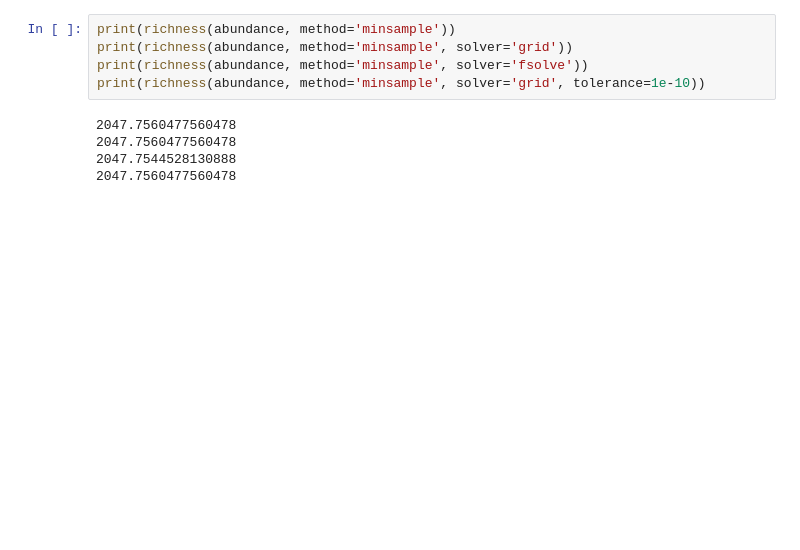
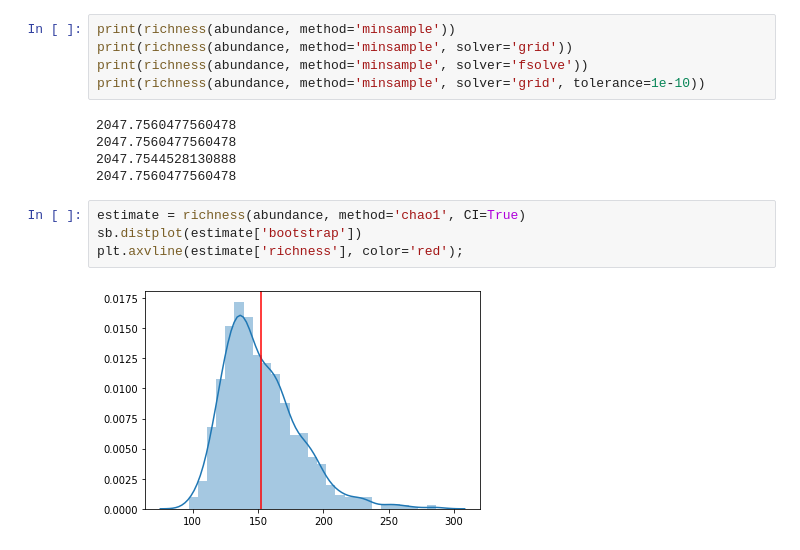
Before and after one commit to mikekestemont/copia, a Jupyter notebook: quickstart.ipynb, the cells around one changed output. Cells and saved outputs as stored; diff of their text form; blank space fills up the shorter version.

Commit message:
bootstrap extracted; signatures need work

```diff
--- a/quickstart.ipynb
+++ b/quickstart.ipynb
@@ -57,3 +60,9 @@ print(richness(abundance, method='minsample', solver='grid', tolerance=1e-10))
 2047.7560477560478
 2047.7544528130888
 2047.7560477560478
+# %%
+estimate = richness(abundance, method='chao1', CI=True)
+sb.distplot(estimate['bootstrap'])
+plt.axvline(estimate['richness'], color='red');
+# %% [output]
+[figure, added]
```
Also changed, not shown: parts of 5 cells of this notebook, 3 other files.
